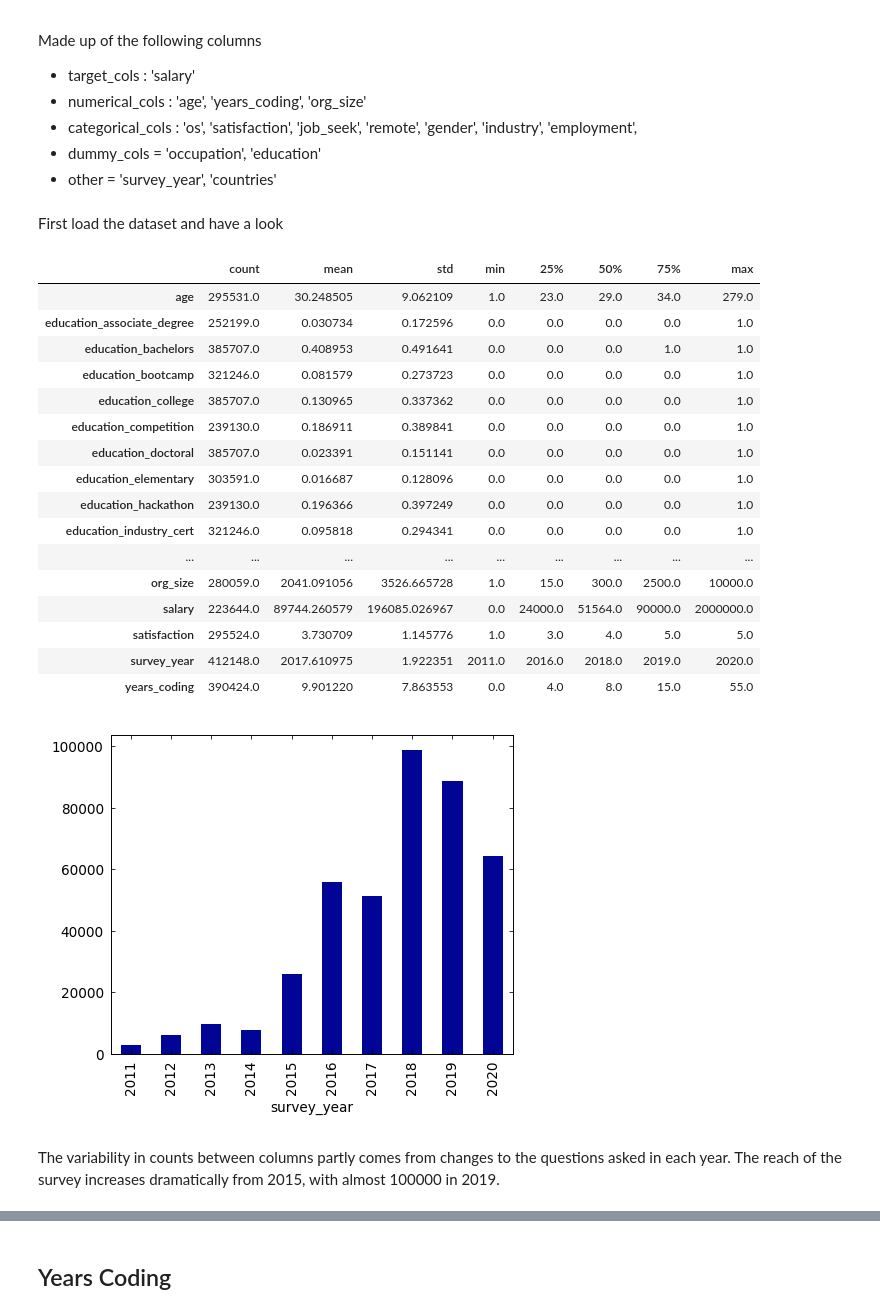
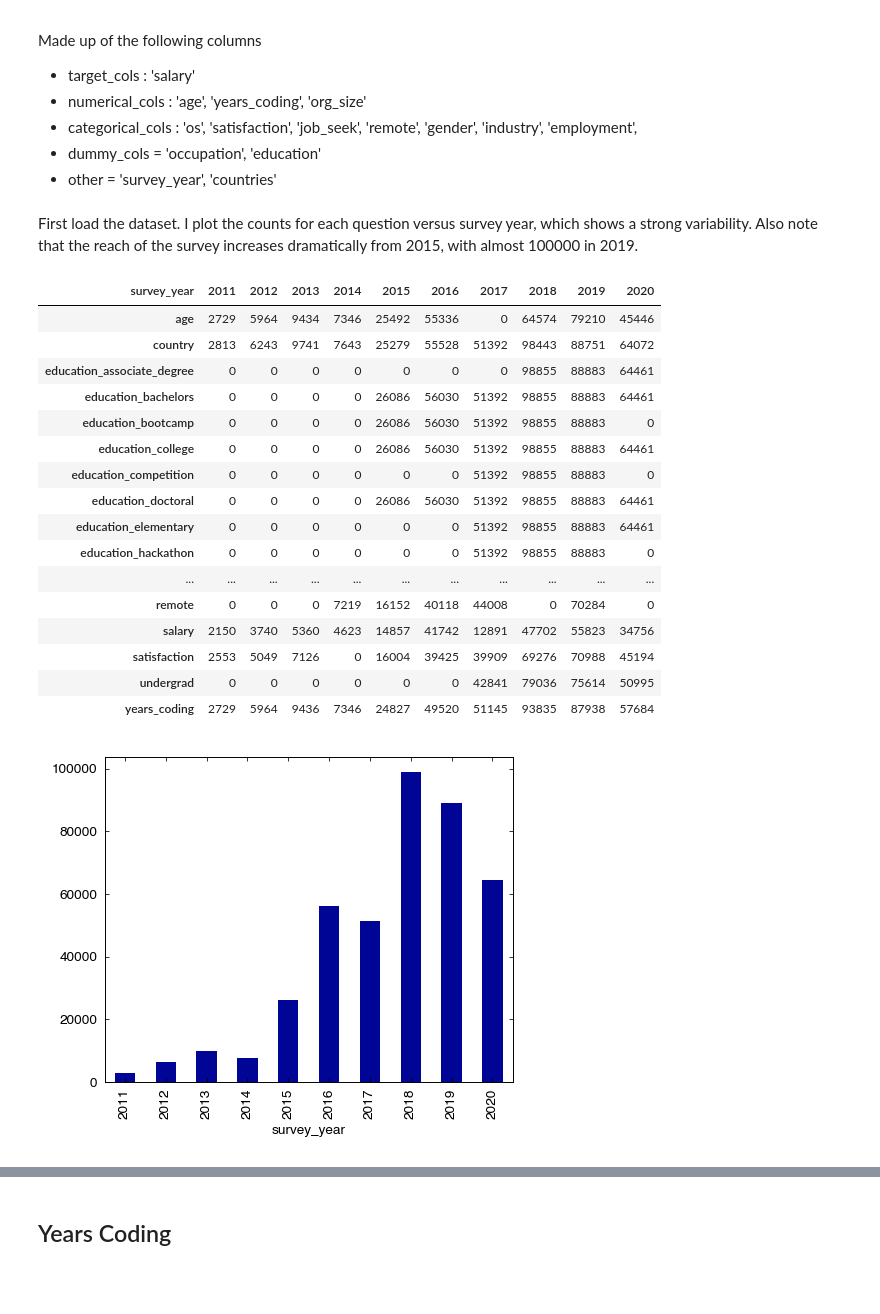
Before and after one commit to djlns/stackoverflow-insights, a Jupyter notebook: analysis.ipynb, the cells around one changed output, grey strips where cells are left out. Saved outputs shown, nothing was run; the diff lists cells and outputs as text; code cells hidden in the pictures; blank space fills up the shorter version.

```diff
--- a/analysis.ipynb
+++ b/analysis.ipynb
@@ -28,30 +32,26 @@ colours = mpl_defs()
-# %% [markdown]
-First load the dataset and have a look
+# %% [markdown]
+First load the dataset. I plot the counts for each question versus survey year, which shows a strong variability. Also note that the reach of the survey increases dramatically from 2015, with almost 100000 in 2019.
 # %%
-
 df = xzload("surveys.pz")
 fig, ax = plt.subplots()
 df.value_counts(subset='survey_year').sort_index().plot(kind="bar",ax=ax)
-#ax.set_xticks(range(2011,2021))
-df.describe().T
+df.groupby("survey_year").count().T
 # %% [output]
-|  | count | mean | std | min | 25% | 50% | 75% | max |
-| age | 295531.0 | 30.248505 | 9.062109 | 1.0 | 23.0 | 29.0 | 34.0 | 279.0 |
-| education_associate_degree | 252199.0 | 0.030734 | 0.172596 | 0.0 | 0.0 | 0.0 | 0.0 | 1.0 |
-| education_bachelors | 385707.0 | 0.408953 | 0.491641 | 0.0 | 0.0 | 0.0 | 1.0 | 1.0 |
-| education_bootcamp | 321246.0 | 0.081579 | 0.273723 | 0.0 | 0.0 | 0.0 | 0.0 | 1.0 |
-| education_college | 385707.0 | 0.130965 | 0.337362 | 0.0 | 0.0 | 0.0 | 0.0 | 1.0 |
-| education_competition | 239130.0 | 0.186911 | 0.389841 | 0.0 | 0.0 | 0.0 | 0.0 | 1.0 |
-| education_doctoral | 385707.0 | 0.023391 | 0.151141 | 0.0 | 0.0 | 0.0 | 0.0 | 1.0 |
-| education_elementary | 303591.0 | 0.016687 | 0.128096 | 0.0 | 0.0 | 0.0 | 0.0 | 1.0 |
-| education_hackathon | 239130.0 | 0.196366 | 0.397249 | 0.0 | 0.0 | 0.0 | 0.0 | 1.0 |
-| education_industry_cert | 321246.0 | 0.095818 | 0.294341 | 0.0 | 0.0 | 0.0 | 0.0 | 1.0 |
-| ... | ... | ... | ... | ... | ... | ... | ... | ... |
-| org_size | 280059.0 | 2041.091056 | 3526.665728 | 1.0 | 15.0 | 300.0 | 2500.0 | 10000.0 |
-| salary | 223644.0 | 89744.260579 | 196085.026967 | 0.0 | 24000.0 | 51564.0 | 90000.0 | 2000000.0 |
-| satisfaction | 295524.0 | 3.730709 | 1.145776 | 1.0 | 3.0 | 4.0 | 5.0 | 5.0 |
-| survey_year | 412148.0 | 2017.610975 | 1.922351 | 2011.0 | 2016.0 | 2018.0 | 2019.0 | 2020.0 |
-| years_coding | 390424.0 | 9.901220 | 7.863553 | 0.0 | 4.0 | 8.0 | 15.0 | 55.0 |
+| survey_year | 2011 | 2012 | 2013 | 2014 | 2015 | 2016 | 2017 | 2018 | 2019 | 2020 |
+| age | 2729 | 5964 | 9434 | 7346 | 25492 | 55336 | 0 | 64574 | 79210 | 45446 |
+| country | 2813 | 6243 | 9741 | 7643 | 25279 | 55528 | 51392 | 98443 | 88751 | 64072 |
+| education_associate_degree | 0 | 0 | 0 | 0 | 0 | 0 | 0 | 98855 | 88883 | 64461 |
+| education_bachelors | 0 | 0 | 0 | 0 | 26086 | 56030 | 51392 | 98855 | 88883 | 64461 |
+| education_bootcamp | 0 | 0 | 0 | 0 | 26086 | 56030 | 51392 | 98855 | 88883 | 0 |
+| education_college | 0 | 0 | 0 | 0 | 26086 | 56030 | 51392 | 98855 | 88883 | 64461 |
+| education_competition | 0 | 0 | 0 | 0 | 0 | 0 | 51392 | 98855 | 88883 | 0 |
+| education_doctoral | 0 | 0 | 0 | 0 | 26086 | 56030 | 51392 | 98855 | 88883 | 64461 |
+| education_elementary | 0 | 0 | 0 | 0 | 0 | 0 | 51392 | 98855 | 88883 | 64461 |
+| education_hackathon | 0 | 0 | 0 | 0 | 0 | 0 | 51392 | 98855 | 88883 | 0 |
+| ... | ... | ... | ... | ... | ... | ... | ... | ... | ... | ... |
+| remote | 0 | 0 | 0 | 7219 | 16152 | 40118 | 44008 | 0 | 70284 | 0 |
+| salary | 2150 | 3740 | 5360 | 4623 | 14857 | 41742 | 12891 | 47702 | 55823 | 34756 |
+| satisfaction | 2553 | 5049 | 7126 | 0 | 16004 | 39425 | 39909 | 69276 | 70988 | 45194 |
+| undergrad | 0 | 0 | 0 | 0 | 0 | 0 | 42841 | 79036 | 75614 | 50995 |
+| years_coding | 2729 | 5964 | 9436 | 7346 | 24827 | 49520 | 51145 | 93835 | 87938 | 57684 |
-[figure, old version]
+[figure, new version]
-# %% [markdown]
-The variability in counts between columns partly comes from changes to the questions asked in each year. The reach of the survey increases dramatically from 2015, with almost 100000 in 2019.
```
Also changed, not shown: parts of 71 cells of this notebook, 12 other files.
